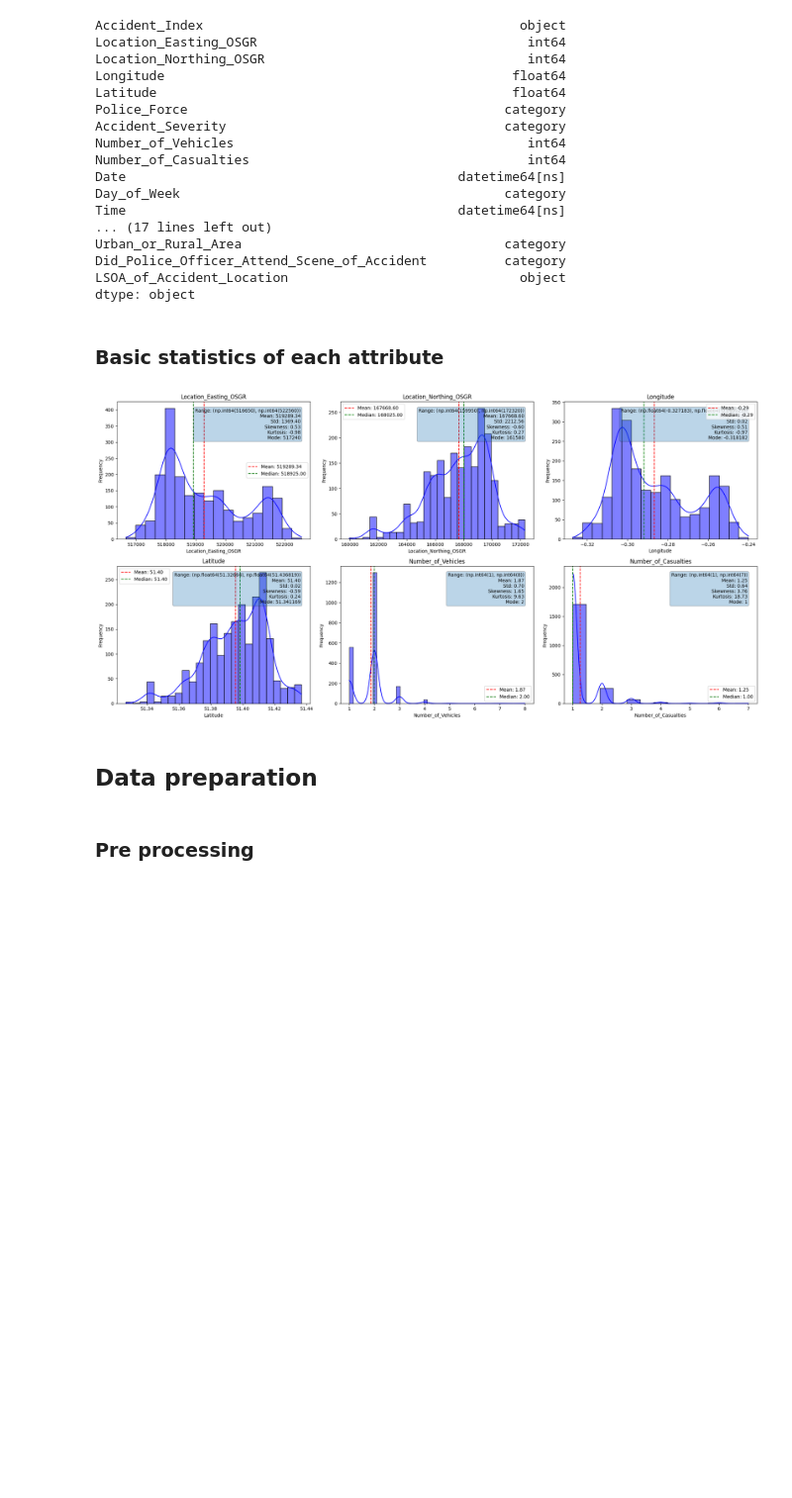
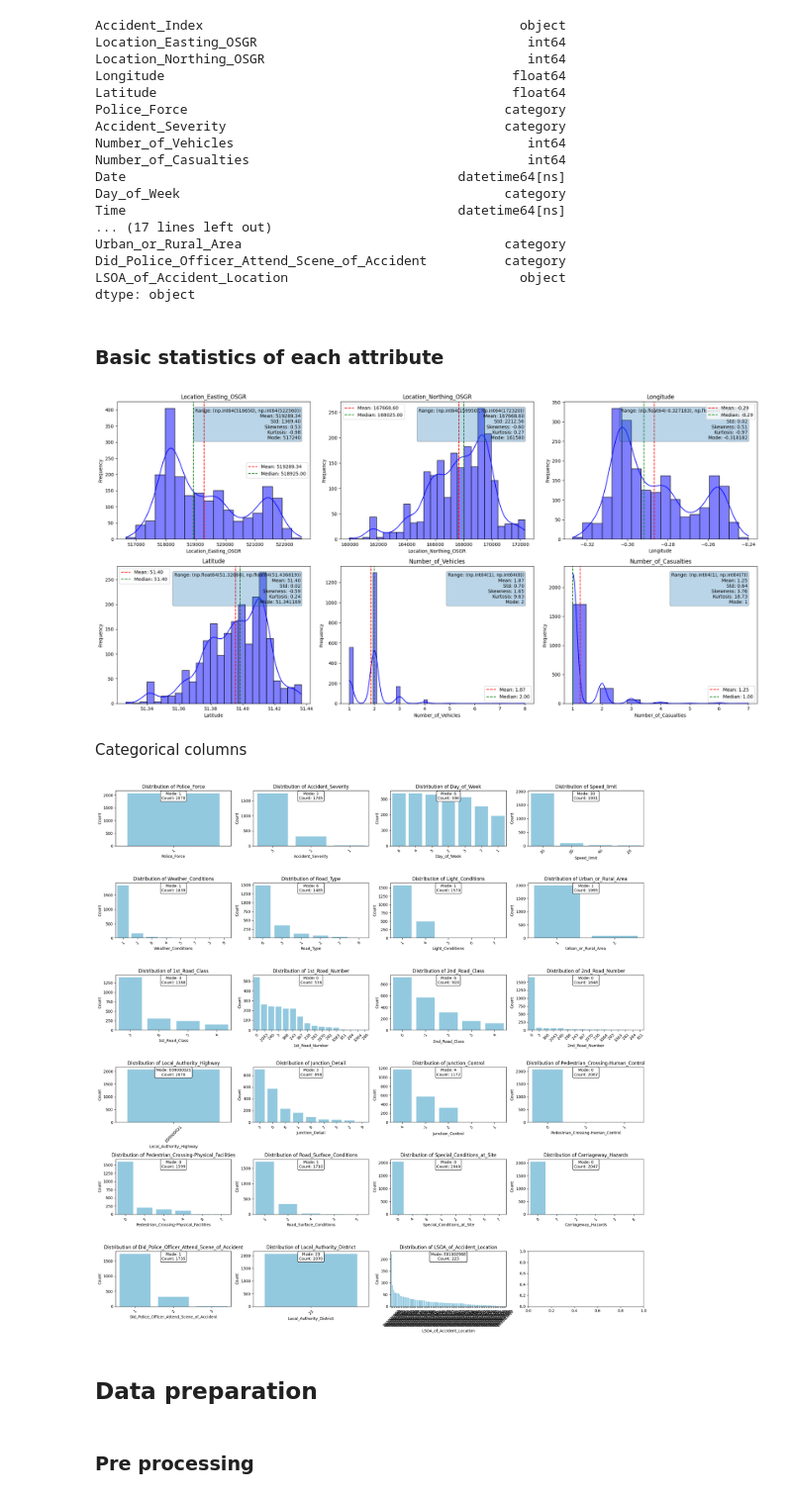
Before and after one commit to christopherjude/data-mining, a Jupyter notebook: accidents.ipynb, the cells around one changed output. Shown at 99% size. Saved outputs shown, nothing was run; the diff lists cells and outputs as text; code cells hidden in the pictures; blank space fills up the shorter version.

```diff
--- a/accidents.ipynb
+++ b/accidents.ipynb
@@ -394,7 +394,7 @@ categorical_columns = [
     '2nd_Road_Class', '2nd_Road_Number', 'Local_Authority_Highway', 'Junction_Detail',
     'Junction_Control', 'Pedestrian_Crossing-Human_Control', 'Pedestrian_Crossing-Physical_Facilities',
     'Road_Surface_Conditions', 'Special_Conditions_at_Site', 'Carriageway_Hazards',
-    'Did_Police_Officer_Attend_Scene_of_Accident', 'Local_Authority_District','LSOA_of_Accident_Location'
+    'Did_Police_Officer_Attend_Scene_of_Accident', 'Local_Authority_District','LSOA_of_Accident_Location','Accident_Index'
                        ]
 
 # all_columns = numerical_columns + categorical_columns
@@ -460,6 +460,40 @@ plt.tight_layout()
 plt.show()
 # %% [output]
 [figure]
+# %% [markdown]
+Categorical columns
+# %%
+import matplotlib.pyplot as plt
+import seaborn as sns
+
+fig, axes = plt.subplots(nrows=6, ncols=4, figsize=(20, 20))
+axes = axes.flatten()
+
+for i, column in enumerate(categorical_columns):
+    sns.countplot(
+        data=main_df,
+        x=column,
+        order=main_df[column].value_counts().index,
+        color='skyblue',
+        ax=axes[i]
+    )
+    axes[i].set_title(f'Distribution of {column}')
+    axes[i].set_xlabel(column)
+    axes[i].set_ylabel('Count')
+    axes[i].tick_params(axis='x', rotation=45)
+
+    # Annotate each plot with the mode of the categorical column
+    mode = main_df[column].mode()[0]
+    count = main_df[column].value_counts()[mode]
+    axes[i].annotate(f'Mode: {mode}\nCount: {count}',
+                     xy=(0.5, 0.9), xycoords='axes fraction',
+                     ha='center', va='center', fontsize=10,
+                     bbox=dict(boxstyle="round,pad=0.3", edgecolor='black', facecolor='white'))
+
+plt.tight_layout()
+plt.show()
+# %% [output]
+[figure, added]
 # %% [markdown]
 ## Data preparation
 # %% [markdown]
```
Also changed, not shown: parts of 1 cell of this notebook, 1 other file.
